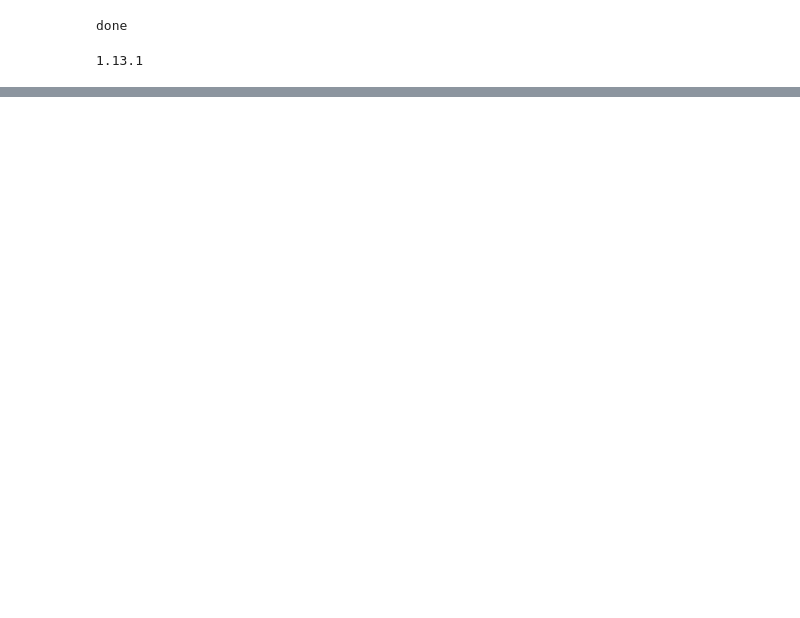
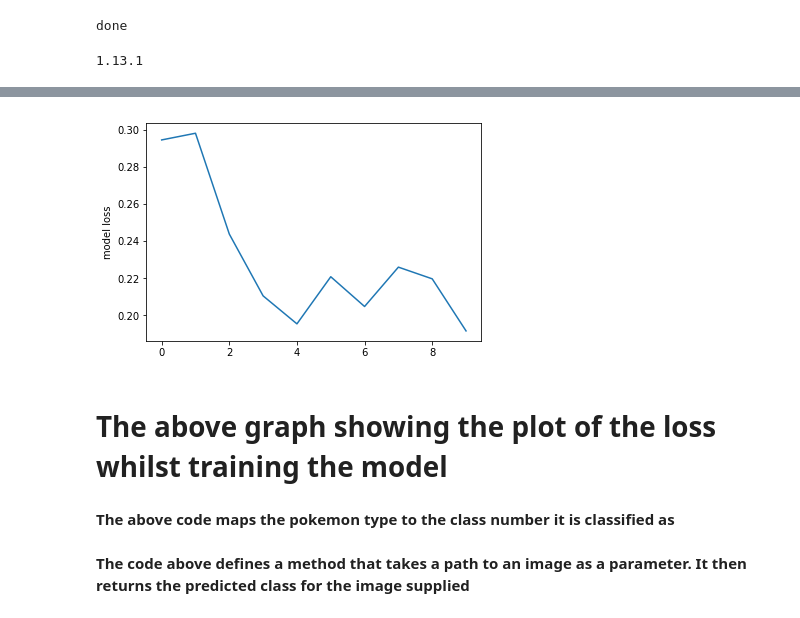
Before and after one commit to GerardRyan1989/BigDataPokemon, a Jupyter notebook: Big Data Pokemon.ipynb, the cells around one changed output, grey strips where cells are left out. Drawn from its saved outputs; the diff is of its cells as text; code cells hidden in the pictures; blank space fills up the shorter version.

```diff
--- a/Big Data Pokemon.ipynb
+++ b/Big Data Pokemon.ipynb
@@ -354,3 +348,11 @@ Avergage Accuracye of model: 0.9225961039675946
+# %%
+plt.plot(avg_loss)
+plt.ylabel('model loss')
+plt.show()
+# %% [output]
+[figure, added]
+# %% [markdown]
+# The above graph showing the plot of the loss whilst training the model
 # %%
 choices = {
     0: "Bug",
@@ -372,6 +374,8 @@ choices = {
 
 def getlabel(classnum):
     return choices.get(classnum, 'This is a unknown class')
+# %% [markdown]
+<B>The above code maps the pokemon type to the class number it is classified as<b>
 # %%
 from keras.applications.densenet import preprocess_input
 from keras_preprocessing.image import img_to_array
@@ -387,5 +391,7 @@ def getPrediction(path):
     predicted_classes = model.predict(img)
     predicted_class = predicted_classes.argmax(axis=-1)
     print('predicted class for ', path, 'is :' , getlabel(predicted_class[0]))
+# %% [markdown]
+<b>The code above defines a method that takes a path to an image as a parameter. It then returns the predicted class for the image supplied<b>
 # %%
 getPrediction('TestImages/Nidoran.jpg')
```
Also changed, not shown: parts of 19 cells of this notebook.
